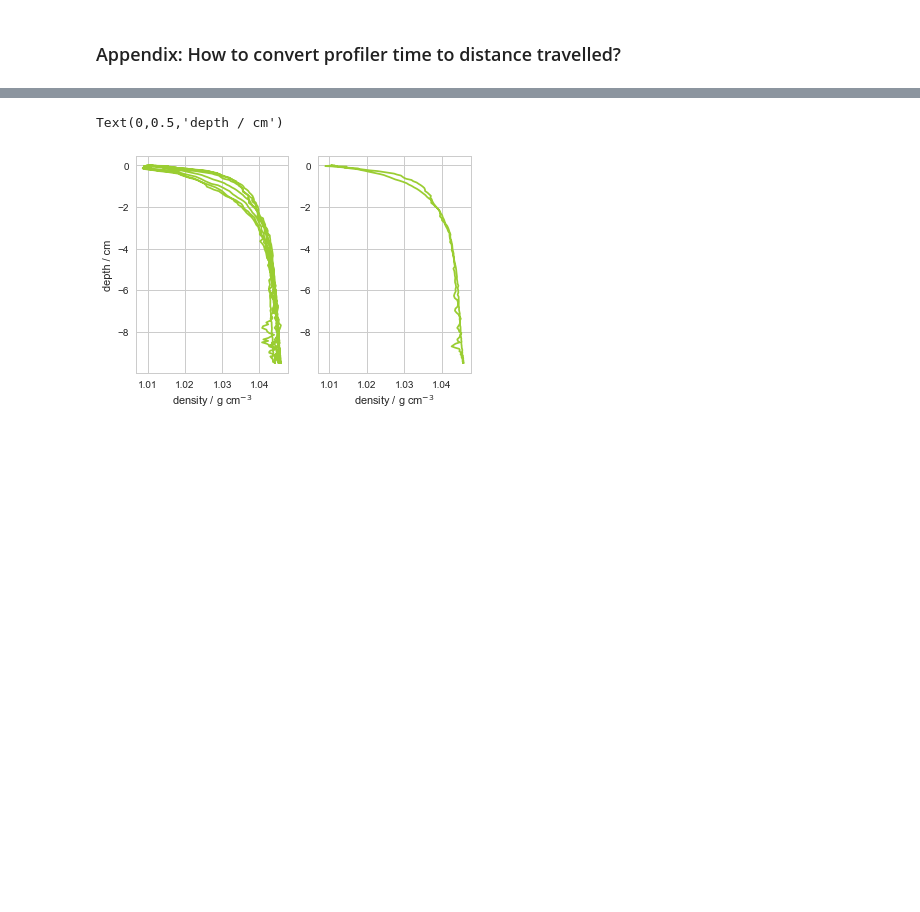
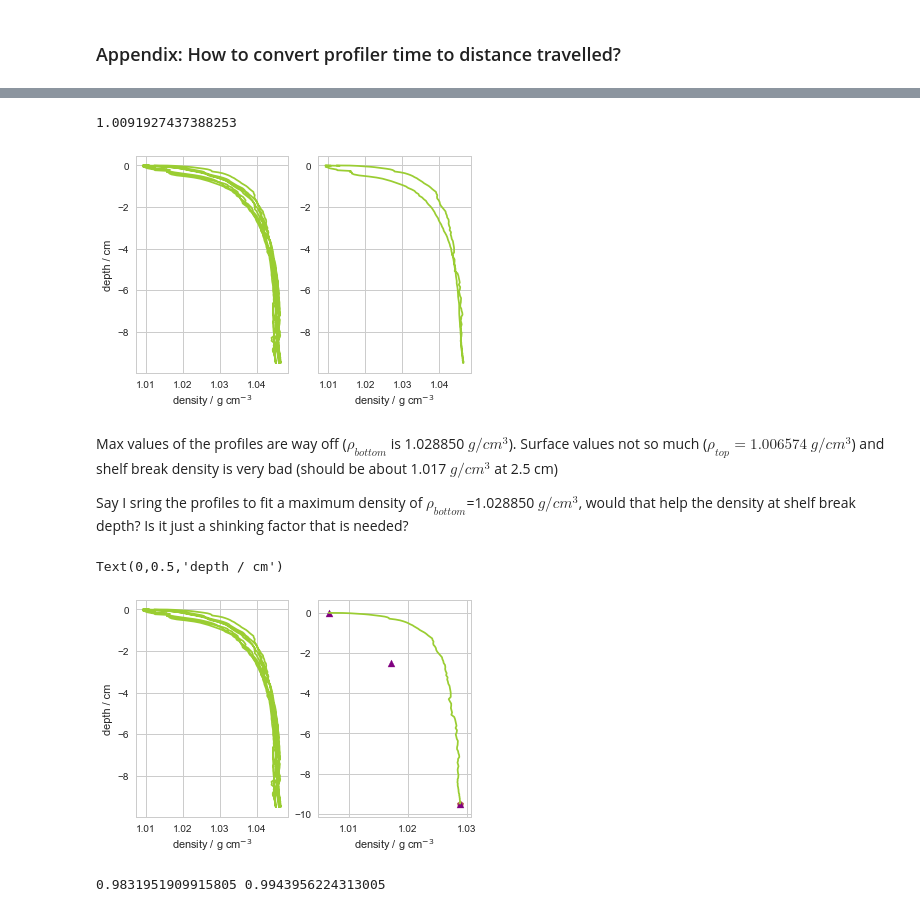
Before and after one commit to UBC-MOAD/MultipleCanyons, a Jupyter notebook: lab/Conduino/Calibration/notebooks/check_probe_interference_14may19.ipynb, the cells around one changed output, grey strips where cells are left out. Cells and saved outputs as stored; diff of their text form; code cells hidden in the pictures; blank space fills up the shorter version.

```diff
--- a/lab/Conduino/Calibration/notebooks/check_probe_interference_14may19.ipynb
+++ b/lab/Conduino/Calibration/notebooks/check_probe_interference_14may19.ipynb
@@ -416,6 +416,40 @@ ax[1].plot(densP(P3[ind:279]),dist_prof[ind:279], label='P20+profiler', color='y
 ax[0].set_xlabel('density / g cm$^{-3}$')
 ax[1].set_xlabel('density / g cm$^{-3}$')
 ax[0].set_ylabel('depth / cm')
+
+print(np.min(densP(P3[ind:279])))
 # %% [output]
-Text(0,0.5,'depth / cm')
+1.0091927437388253
-[figure, old version]
+[figure, new version]
+# %% [markdown]
+Max values of the profiles are way off ($\rho_{bottom}$ is 1.028850 $g/cm^{3}$). Surface values not so much ($\rho_{top}=1.006574$ $g/cm^{3}$) and shelf break density is very bad (should be about 1.017 $g/cm^{3}$ at 2.5 cm)
+
+Say I sring the profiles to fit a maximum density of $\rho_{bottom}$=1.028850 $g/cm^{3}$, would that help the density at shelf break depth? Is it just a shinking factor that is needed?
+# %%
+factor1 = 1.028850/densP(P3[141])
+factor2 = 1.006574/densP(P3[ind])
+
+m = (factor1-factor2)/(densP(P3[141])-densP(P3[ind]))
+fac = m*(densP(P3[ind:141])-densP(P3[ind]))+factor2
+
+fig,ax = plt.subplots(1,2,figsize=(6,4))
+
+ax[0].plot(densP(P3[ind:]),dist_prof[ind:], label='P20+profiler', color='yellowgreen')
+ax[1].plot(densP(P3[ind:141])*fac,dist_prof[ind:141], label='P20+profiler', color='yellowgreen')
+ax[1].scatter(densP(P3[141])*fac[140-ind],dist_prof[141], marker='p')
+ax[1].scatter(1.006574,dist_prof[ind], marker='^', color='purple')
+ax[1].scatter(1.01721,dist_prof[52], marker='^', color='purple')
+ax[1].scatter(1.028850,dist_prof[141], marker='^', color='purple')
+
+ax[0].set_xlabel('density / g cm$^{-3}$')
+ax[1].set_xlabel('density / g cm$^{-3}$')
+ax[0].set_ylabel('depth / cm')
+# %% [output]
+Text(0,0.5,'depth / cm')
+[figure, added]
+# %%
+factor1 = 1.028850/densP(P3[141])
+factor2 = 1.006574/densP(P3[ind])
+print(factor1, factor2)
+# %% [output]
+0.9831951909915805 0.9943956224313005
```
Also changed, not shown: parts of 2 cells of this notebook, 1 other file.
